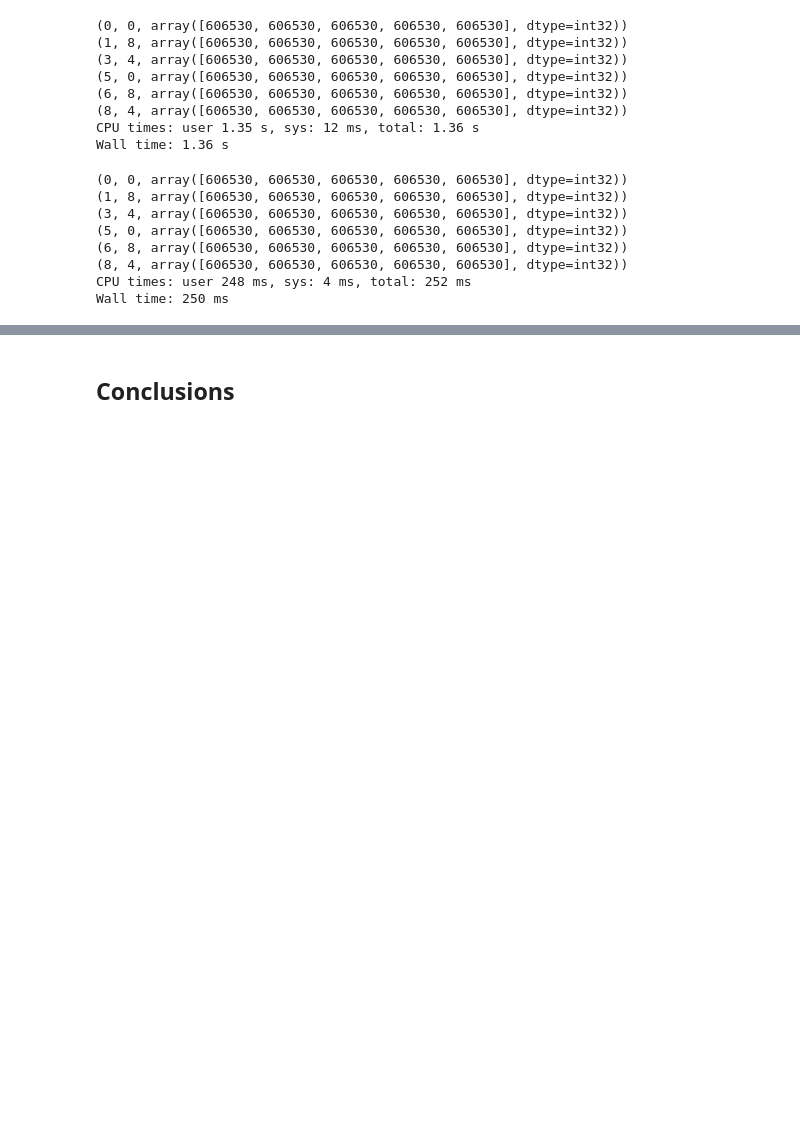
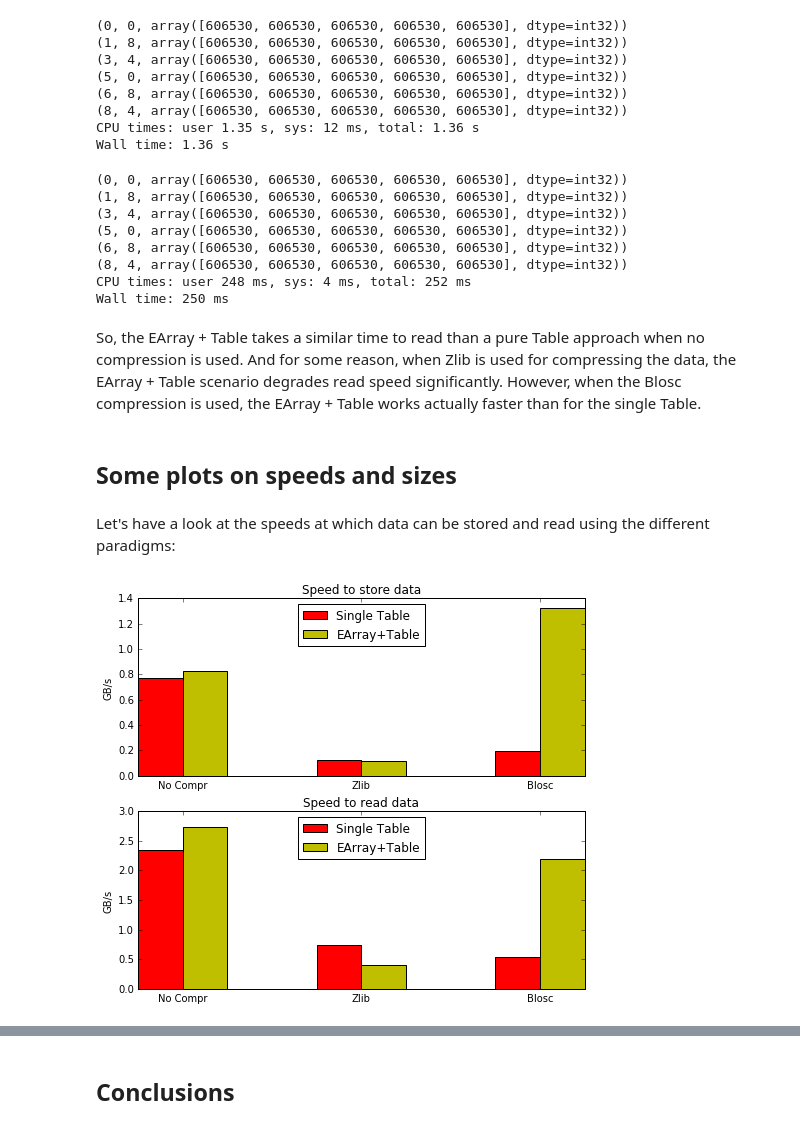
Before and after one commit to PyTables/PyTables, a Jupyter notebook: examples/Single_Table-vs-EArray_Table.ipynb, the cells around one changed output, grey strips where cells are left out. Cells and saved outputs as stored; diff of their text form; code cells hidden in the pictures; blank space fills up the shorter version.

Commit message:
Added some plots to the study on EArray+Table storage

```diff
--- a/examples/Single_Table-vs-EArray_Table.ipynb
+++ b/examples/Single_Table-vs-EArray_Table.ipynb
@@ -235,3 +235,7 @@ Wall time: 1.36 s
 (8, 4, array([606530, 606530, 606530, 606530, 606530], dtype=int32))
 CPU times: user 248 ms, sys: 4 ms, total: 252 ms
 Wall time: 250 ms
+# %% [markdown]
+So, the EArray + Table takes a similar time to read than a pure Table approach when no compression is used. And for some reason, when Zlib is used for compressing the data, the EArray + Table scenario degrades read speed significantly.  However, when the Blosc compression is used, the EArray + Table works actually faster than for the single Table.
+# %% [markdown]
+## Some plots on speeds and sizes
@@ -237,0 +247,23 @@ Wall time: 250 ms
+# %% [markdown]
+Let's have a look at the speeds at which data can be stored and read using the different paradigms:
+# %%
+fig, (ax1, ax2) = plt.subplots(nrows=2, sharex=False, sharey=False)
+fig.set_size_inches(w=8, h=7, forward=False)
+f = .550   # conversion factor to GB/s
+rects1 = ax1.bar(np.arange(3), f / np.array([.717, 4.570, 2.86]), 0.25, color='r')
+rects2 = ax1.bar(np.arange(3) + 0.25, f / np.array([.663, 4.720, .415]), 0.25, color='y')
+_ = ax1.set_ylabel('GB/s')
+_ = ax1.set_xticks(np.arange(3) + 0.25)
+_ = ax1.set_xticklabels(('No Compr', 'Zlib', 'Blosc'))
+_ = ax1.legend((rects1[0], rects2[0]), ('Single Table', 'EArray+Table'), loc=9)
+_ = ax1.set_title('Speed to store data')
+
+rects1 = ax2.bar(np.arange(3), f / np.array([.235, .750, 1.02]), 0.25, color='r')
+rects2 = ax2.bar(np.arange(3) + 0.25, f / np.array([.201, 1.360, .250]), 0.25, color='y')
+_ = ax2.set_ylabel('GB/s')
+_ = ax2.set_xticks(np.arange(3) + 0.25)
+_ = ax2.set_xticklabels(('No Compr', 'Zlib', 'Blosc'))
+_ = ax2.legend((rects1[0], rects2[0]), ('Single Table', 'EArray+Table'), loc=9)
+_ = ax2.set_title('Speed to read data')
+# %% [output]
+[figure, added]
```
Also changed, not shown: parts of 8 cells of this notebook.
